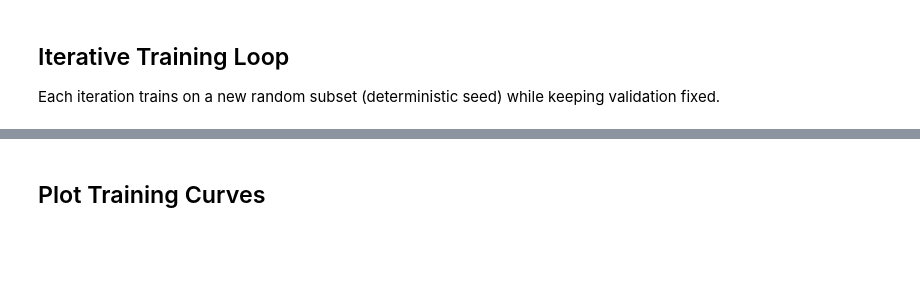
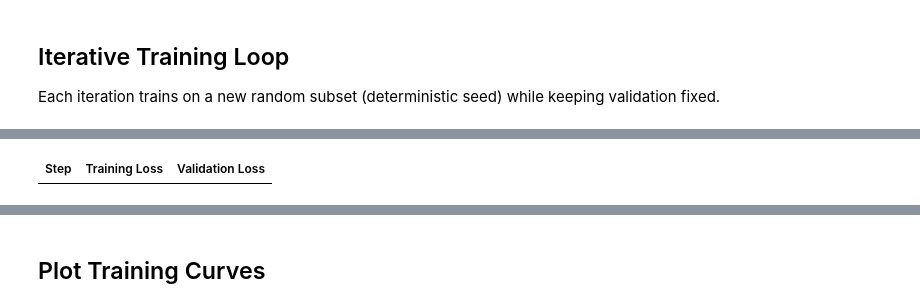
Before and after one commit to AsadBinImtiaz/Code-AutoComplete, a Jupyter notebook: notebooks/03_training_model.ipynb, the cells around one changed output, grey strips where cells are left out. Saved outputs shown, nothing was run; the diff lists cells and outputs as text; code cells hidden in the pictures; blank space fills up the shorter version.

```diff
--- a/notebooks/03_training_model.ipynb
+++ b/notebooks/03_training_model.ipynb
@@ -461,0 +475,87 @@ Training...
+# %%
+for iteration in range(NUM_ITERATIONS):
+    print('' + '=' * 60)
+    print(f'ITERATION {iteration + 1}/{NUM_ITERATIONS}')
+    print('=' * 60)
+
+    iter_seed = SEED + iteration
+    out_dir = ADAPTER_DIR / f'iteration_{iteration+1:02d}'
+    out_dir.mkdir(parents=True, exist_ok=True)
+
+    # --- deterministic subset: load if exists, else create + save ---
+    saved_idx = load_iteration_indices(out_dir)
+    all_indices = list(range(len(train_data)))
+
+    if saved_idx is not None:
+        indices = saved_idx
+        print(f'Loaded saved subset indices: {len(indices)} from {out_dir}')
+    else:
+        rng = random.Random(iter_seed)
+        if SAMPLES_PER_ITERATION and SAMPLES_PER_ITERATION < len(all_indices):
+            indices = rng.sample(all_indices, SAMPLES_PER_ITERATION)
+        else:
+            indices = all_indices
+        save_iteration_indices(out_dir, indices)
+        print(f'Saved subset indices: {len(indices)} (seed={iter_seed})')
+
+    sampled_data = [train_data[i] for i in indices]
+    sampled_data = [ex for ex in sampled_data if is_valid_sample(ex)]
+
+    train_dataset = Dataset.from_list(sampled_data)
+
+    print(f'Train samples this iteration: {len(train_dataset)}')
+
+    # --- TrainingArguments (version-safe eval_strategy naming) ---
+    ta_kwargs['output_dir']=str(out_dir)
+    ta_kwargs['seed']=iter_seed
+
+    training_args = TrainingArguments(**ta_kwargs)
+
+    trainer = SafeTrainer(
+        model=model,
+        args=training_args,
+        train_dataset=train_dataset,
+        eval_dataset=val_dataset,
+        data_collator=collator,
+        processing_class=tokenizer,
+    )
+
+    resume_ckpt = get_latest_checkpoint(out_dir)
+    if resume_ckpt:
+        print(f'Resuming from checkpoint: {resume_ckpt}')
+
+    print('Training...')
+    train_result = trainer.train(resume_from_checkpoint=resume_ckpt)
+
+    print('Evaluating...')
+    eval_result = trainer.evaluate()
+
+    metrics = {
+        'iteration': iteration + 1,
+        'train_loss': float(getattr(train_result, 'training_loss', float('nan'))),
+        'eval_loss': float(eval_result.get('eval_loss', float('nan'))),
+        'samples': int(len(train_dataset)),
+        'seed': int(iter_seed),
+        'resumed_from': resume_ckpt or None,
+    }
+
+    iteration_metrics.append(metrics)
+    print('Iteration metrics:', metrics)
+
+    # Save best adapter snapshot
+    if metrics['eval_loss'] == metrics['eval_loss'] and metrics['eval_loss'] < best_eval_loss:  # NaN-safe
+        best_eval_loss = metrics['eval_loss']
+        best_iteration = iteration + 1
+        best_path = ADAPTER_DIR / 'best_adapter'
+        best_path.mkdir(parents=True, exist_ok=True)
+        model.save_pretrained(str(best_path))
+        tokenizer.save_pretrained(str(best_path))
+        print(f"[BEST] Saved best adapter at iteration {best_iteration} (eval_loss={best_eval_loss:.4f})")
+
+print(f"Best iteration: {best_iteration} (eval_loss={best_eval_loss:.4f})")
+
+# Save metrics
+with open(ADAPTER_DIR / 'iteration_metrics.json', 'w', encoding='utf-8') as f:
+    json.dump(iteration_metrics, f, indent=2)
+print('Saved metrics to:', ADAPTER_DIR / 'iteration_metrics.json')
+# %% [output]
@@ -461,0 +571 @@ Training...
+| Step | Training Loss | Validation Loss |
```
Also changed, not shown: parts of 21 cells of this notebook, 7 other files.
